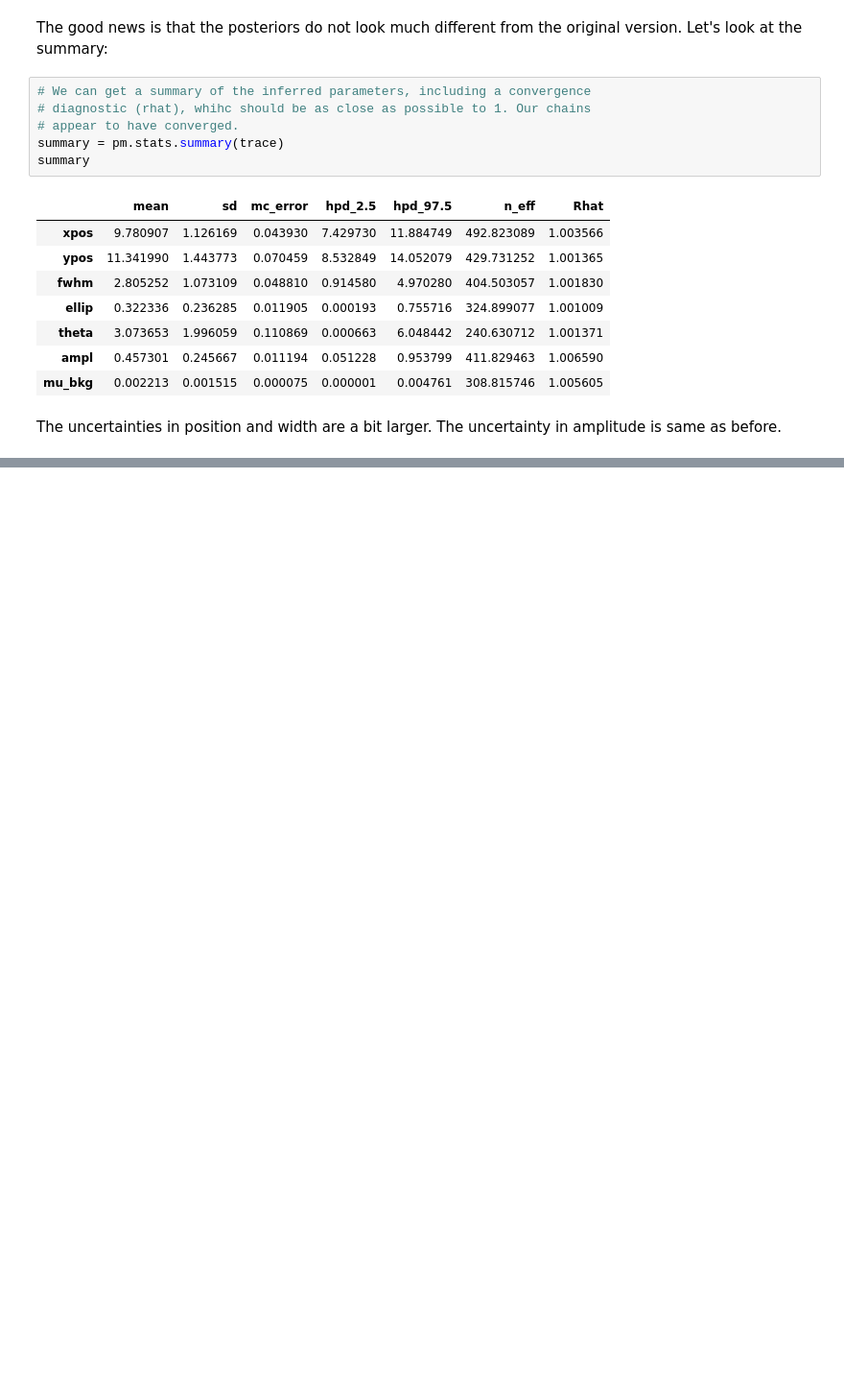
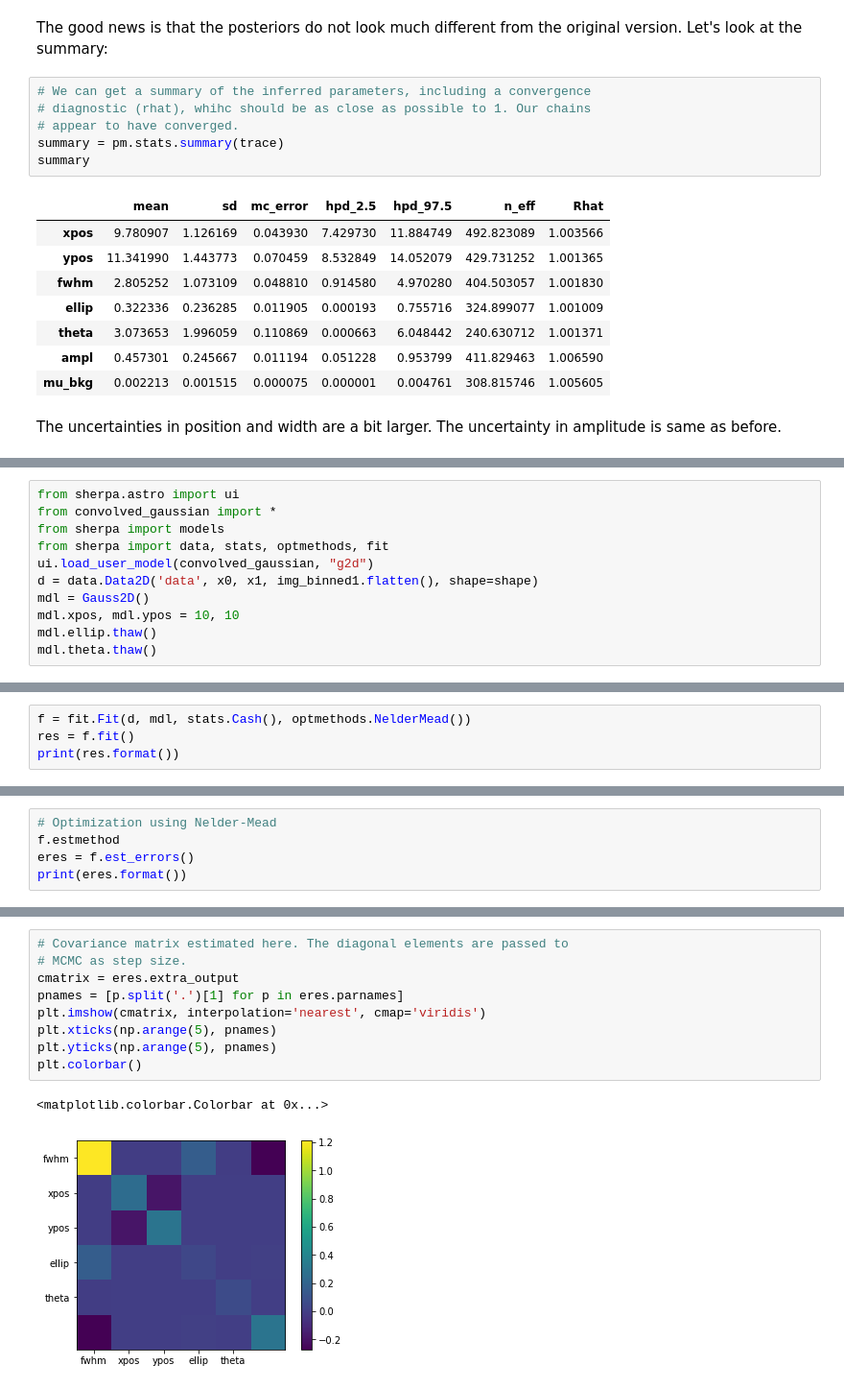
Before and after one commit to juramaga/sherpa_fitting, a Jupyter notebook: test_convolution_failed_MLE.ipynb, the cells around one changed output, grey strips where cells are left out. Shown at 96% size. Cells and saved outputs as stored; diff of their text form; blank space fills up the shorter version.

Commit message:
Updated version with Sherpa compparison

```diff
--- a/test_convolution_failed_MLE.ipynb
+++ b/test_convolution_failed_MLE.ipynb
@@ -483,0 +489,11 @@ The uncertainties in position and width are a bit larger. The uncertainty in amp
+# %%
+from sherpa.astro import ui
+from convolved_gaussian import *
+from sherpa import models
+from sherpa import data, stats, optmethods, fit
+ui.load_user_model(convolved_gaussian, "g2d")
+d = data.Data2D('data', x0, x1, img_binned1.flatten(), shape=shape)
+mdl = Gauss2D()
+mdl.xpos, mdl.ypos = 10, 10
+mdl.ellip.thaw()
+mdl.theta.thaw()
@@ -483,0 +504,4 @@ The uncertainties in position and width are a bit larger. The uncertainty in amp
+# %%
+f = fit.Fit(d, mdl, stats.Cash(), optmethods.NelderMead())
+res = f.fit()
+print(res.format())
@@ -483,0 +510,5 @@ The uncertainties in position and width are a bit larger. The uncertainty in amp
+# %%
+# Optimization using Nelder-Mead
+f.estmethod
+eres = f.est_errors()
+print(eres.format())
@@ -483,0 +529,12 @@ The uncertainties in position and width are a bit larger. The uncertainty in amp
+# %%
+# Covariance matrix estimated here. The diagonal elements are passed to
+# MCMC as step size.
+cmatrix = eres.extra_output
+pnames = [p.split('.')[1] for p in eres.parnames]
+plt.imshow(cmatrix, interpolation='nearest', cmap='viridis')
+plt.xticks(np.arange(5), pnames)
+plt.yticks(np.arange(5), pnames)
+plt.colorbar()
+# %% [output]
+<matplotlib.colorbar.Colorbar at 0x...>
+[figure, added]
```
Also changed, not shown: parts of 14 cells of this notebook.
